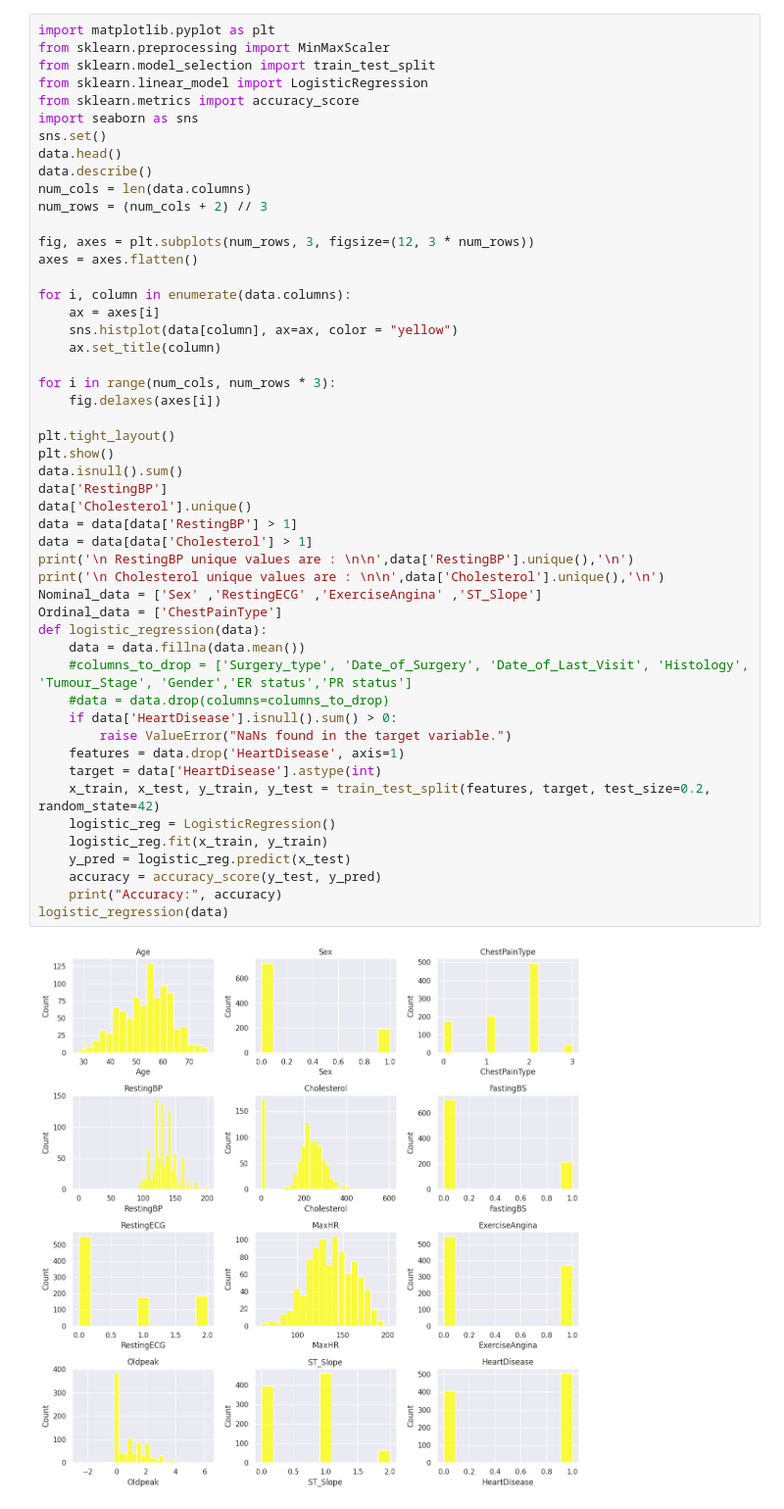
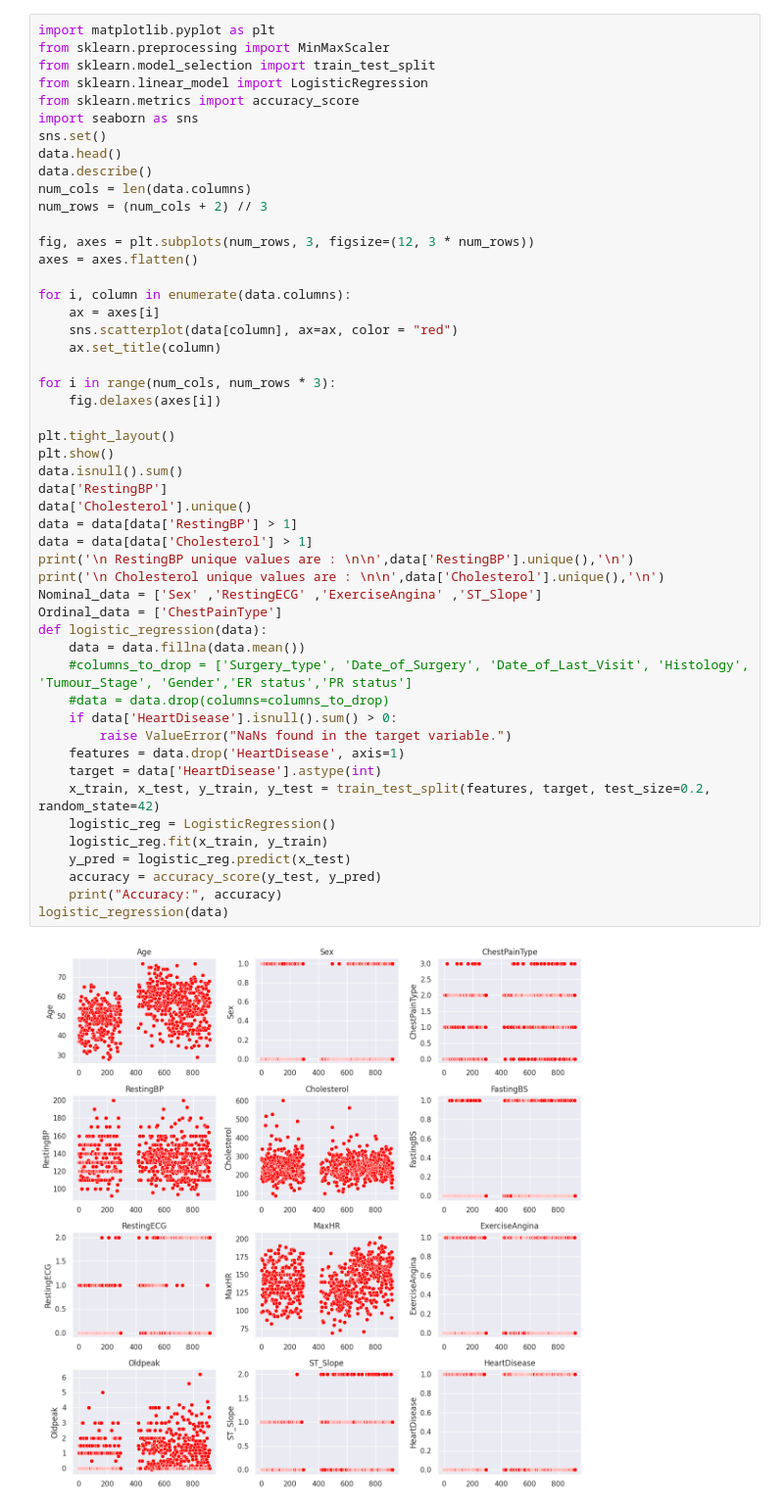
Before and after one commit to Ruthuja-Gaikwad/2203a52117, a Jupyter notebook: capston_project(statml).ipynb, the cells around one changed output. Shown at 98% size. Saved outputs shown, nothing was run; the diff lists cells and outputs as text.

```diff
--- a/capston_project(statml).ipynb
+++ b/capston_project(statml).ipynb
@@ -51,40 +51,40 @@ axes = axes.flatten()
 
 for i, column in enumerate(data.columns):
     ax = axes[i]
-    sns.histplot(data[column], ax=ax, color = "yellow")
+    sns.scatterplot(data[column], ax=ax, color = "red")
     ax.set_title(column)
 
 for i in range(num_cols, num_rows * 3):
     fig.delaxes(axes[i])
 
 plt.tight_layout()
 plt.show()
 data.isnull().sum()
 data['RestingBP']
 data['Cholesterol'].unique()
 data = data[data['RestingBP'] > 1]
 data = data[data['Cholesterol'] > 1]
 print('\n RestingBP unique values are : \n\n',data['RestingBP'].unique(),'\n')
 print('\n Cholesterol unique values are : \n\n',data['Cholesterol'].unique(),'\n')
 Nominal_data = ['Sex' ,'RestingECG' ,'ExerciseAngina' ,'ST_Slope']
 Ordinal_data = ['ChestPainType']
 def logistic_regression(data):
     data = data.fillna(data.mean())
     #columns_to_drop = ['Surgery_type', 'Date_of_Surgery', 'Date_of_Last_Visit', 'Histology', 'Tumour_Stage', 'Gender','ER status','PR status']
     #data = data.drop(columns=columns_to_drop)
     if data['HeartDisease'].isnull().sum() > 0:
         raise ValueError("NaNs found in the target variable.")
     features = data.drop('HeartDisease', axis=1)
     target = data['HeartDisease'].astype(int)
     x_train, x_test, y_train, y_test = train_test_split(features, target, test_size=0.2, random_state=42)
     logistic_reg = LogisticRegression()
     logistic_reg.fit(x_train, y_train)
     y_pred = logistic_reg.predict(x_test)
     accuracy = accuracy_score(y_test, y_pred)
     print("Accuracy:", accuracy)
 logistic_regression(data)
 # %% [output]
-[figure, old version]
+[figure, new version]
  RestingBP unique values are :
 
  [140 160 130 138 150 120 110 136 115 100 124 113 125 145 112 132 118 170
```
